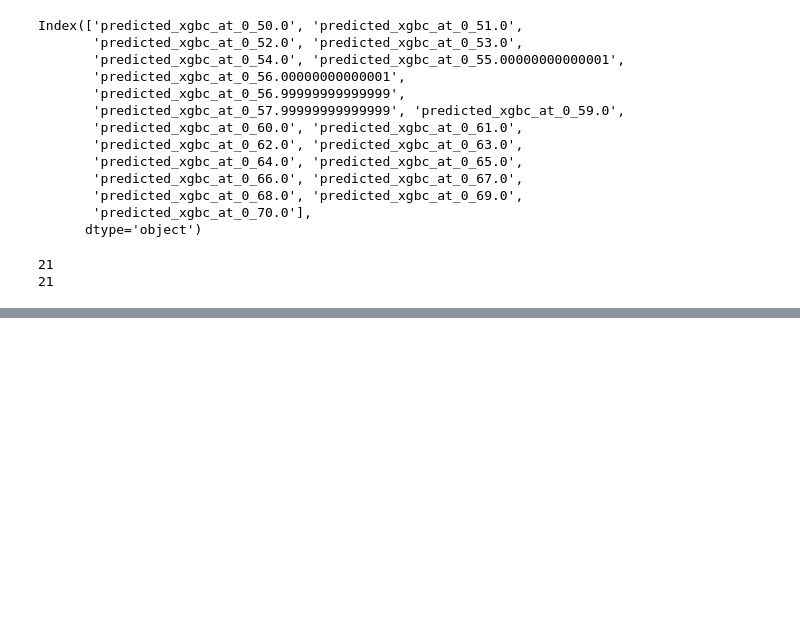
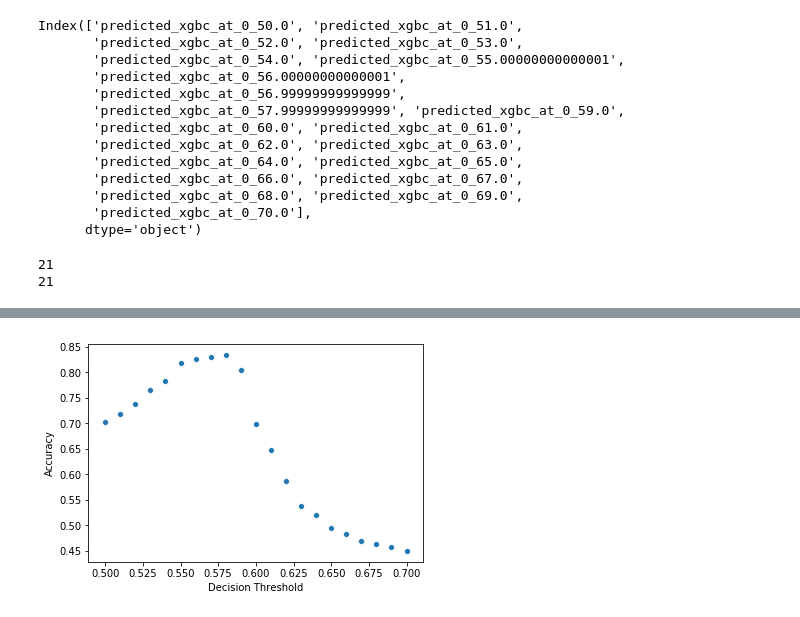
Before and after one commit to matthewzapata/twitter-trigger-warnings, a Jupyter notebook: trigger_warnings.ipynb, the cells around one changed output, grey strips where cells are left out. Saved outputs shown, nothing was run; the diff lists cells and outputs as text; code cells hidden in the pictures; blank space fills up the shorter version.

```diff
--- a/trigger_warnings.ipynb
+++ b/trigger_warnings.ipynb
@@ -1835,0 +1891,17 @@ plt.show()
+# %%
+i = 0.5
+while i <= 0.7:
+    # print(i)
+    i = round(i, 2)
+    # print(i)
+    train[f'predicted_rf_at_0_{i*100}'] = [classify_with_new_decision_threshold(x, i) for x in train.predicted_proba_rf]
+    # print(i*100)
+    i+=0.01
+# %%
+i = 0.5
+thresholds_rf = []
+while i <= 0.7:
+    i = round(i, 2)
+    thresholds_rf.append(i)
+    i+=0.01
+thresholds_rf
@@ -1835,0 +1926,5 @@ plt.show()
+# %%
+thresholds_scores_rf = []
+for column in train.iloc[:,27:].columns:
+    thresholds_scores_rf.append(accuracy_score(train.actual, train[column]))
+thresholds_scores_rf
@@ -1835,0 +1955,3 @@ plt.show()
+# %%
+thresholds_dataframe_rf = pd.DataFrame({'thresholds':thresholds_rf, 'score':thresholds_scores_rf})
+thresholds_dataframe_rf.head()
@@ -1835,0 +1965,7 @@ plt.show()
+# %%
+sns.scatterplot(x=thresholds_dataframe_rf.thresholds, y=thresholds_dataframe_rf.score)
+plt.xlabel('Decision Threshold')
+plt.ylabel('Accuracy')
+plt.show()
+# %% [output]
+[figure, added]
```
Also changed, not shown: parts of 81 cells of this notebook.
